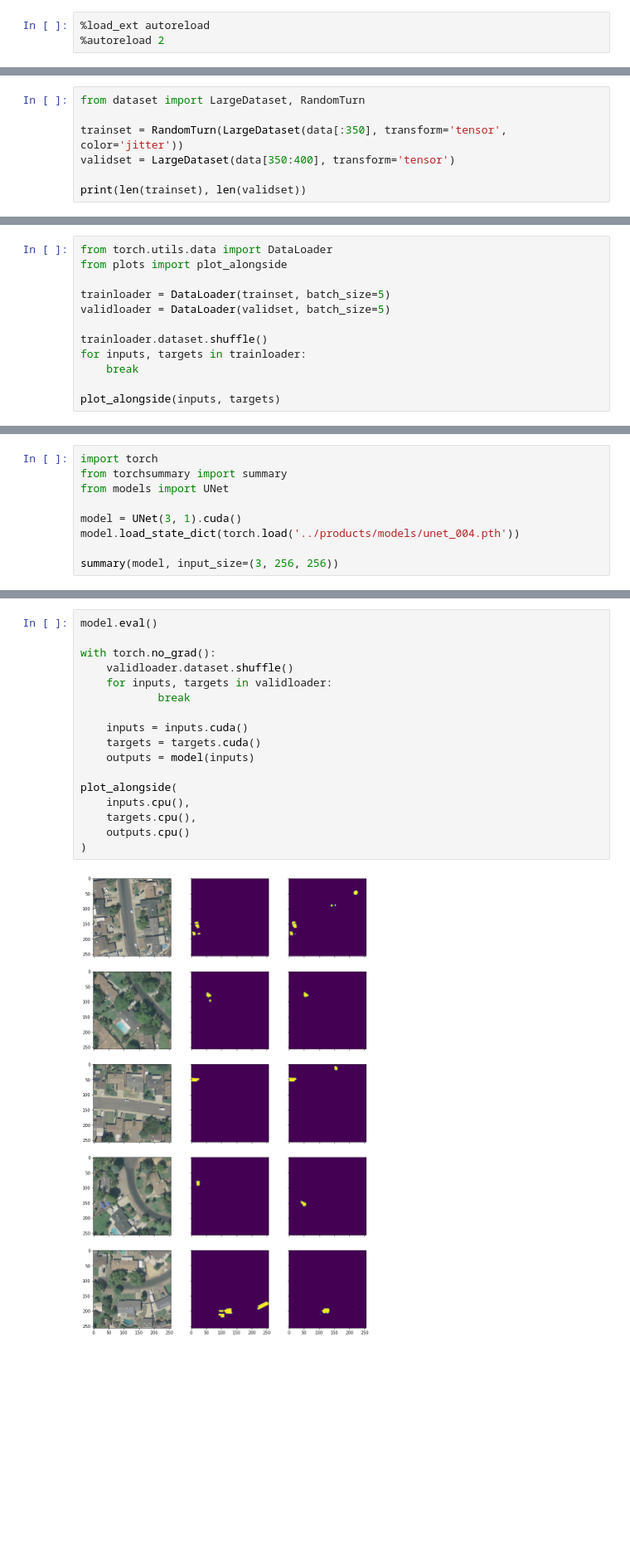
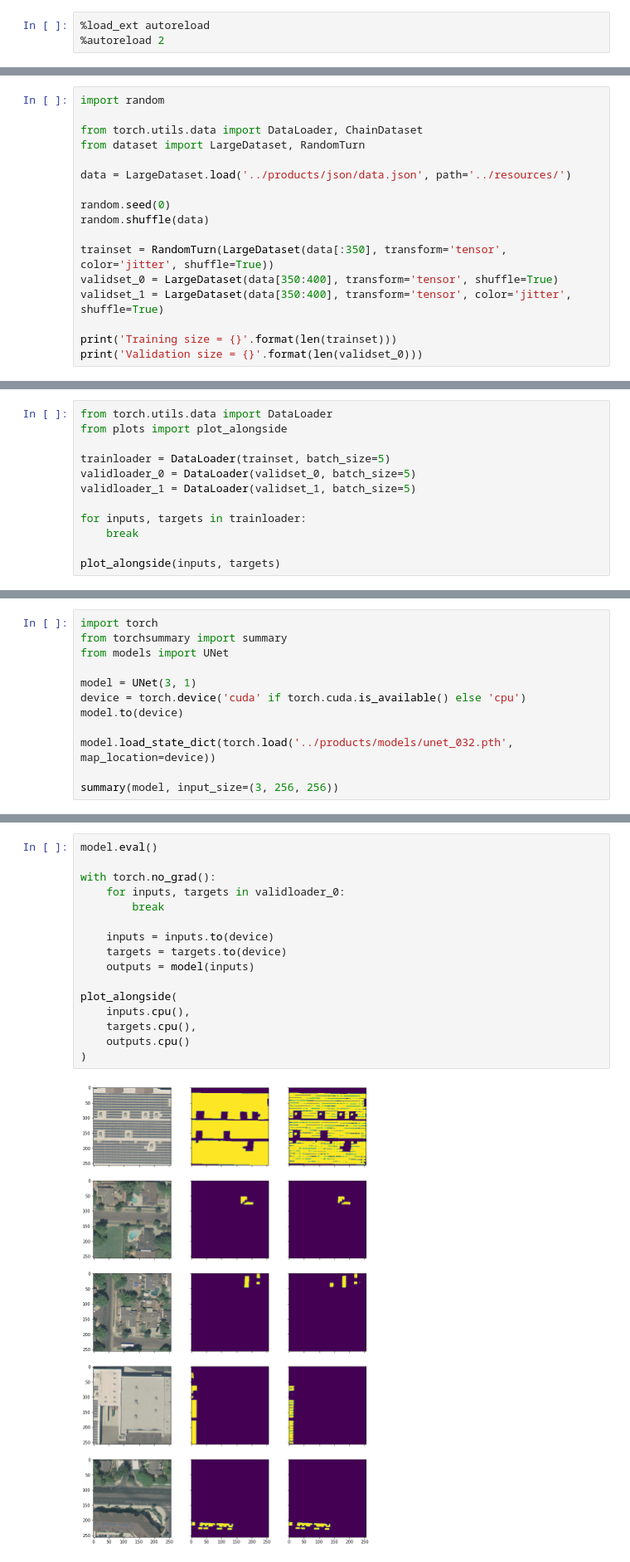
Before and after one commit to francois-rozet/adopptrs, a Jupyter notebook: python/unet.ipynb, the cells around one changed output, grey strips where cells are left out. Shown: that part at 83% size. Saved outputs shown, nothing was run; the diff lists cells and outputs as text; blank space fills up the shorter version.

```diff
--- a/python/unet.ipynb
+++ b/python/unet.ipynb
@@ -16,8 +4,18 @@ random.shuffle(data)
 # %%
+import random
+
+from torch.utils.data import DataLoader, ChainDataset
 from dataset import LargeDataset, RandomTurn
 
-trainset = RandomTurn(LargeDataset(data[:350], transform='tensor', color='jitter'))
-validset = LargeDataset(data[350:400], transform='tensor')
+data = LargeDataset.load('../products/json/data.json', path='../resources/')
 
-print(len(trainset), len(validset))
+random.seed(0)
+random.shuffle(data)
+
+trainset = RandomTurn(LargeDataset(data[:350], transform='tensor', color='jitter', shuffle=True))
+validset_0 = LargeDataset(data[350:400], transform='tensor', shuffle=True)
+validset_1 = LargeDataset(data[350:400], transform='tensor', color='jitter', shuffle=True)
+
+print('Training size = {}'.format(len(trainset)))
+print('Validation size = {}'.format(len(validset_0)))
 # %% [output]
@@ -27,9 +26,9 @@ from torch.utils.data import DataLoader
 from plots import plot_alongside
 
 trainloader = DataLoader(trainset, batch_size=5)
-validloader = DataLoader(validset, batch_size=5)
+validloader_0 = DataLoader(validset_0, batch_size=5)
+validloader_1 = DataLoader(validset_1, batch_size=5)
 
-trainloader.dataset.shuffle()
 for inputs, targets in trainloader:
     break
 
@@ -41,8 +40,11 @@ import torch
 from torchsummary import summary
 from models import UNet
 
-model = UNet(3, 1).cuda()
-model.load_state_dict(torch.load('../products/models/unet_004.pth'))
+model = UNet(3, 1)
+device = torch.device('cuda' if torch.cuda.is_available() else 'cpu')
+model.to(device)
+
+model.load_state_dict(torch.load('../products/models/unet_032.pth', map_location=device))
 
 summary(model, input_size=(3, 256, 256))
 # %% [output]
@@ -78,19 +92,18 @@ DiceLoss, TP, TN, FP, FN = [4.51661427e-01 2.23567582e+03 3.23367938e+05 5.06396
 # %%
 model.eval()
 
 with torch.no_grad():
-    validloader.dataset.shuffle()
-    for inputs, targets in validloader:
-            break
+    for inputs, targets in validloader_0:
+        break
 
-    inputs = inputs.cuda()
-    targets = targets.cuda()
+    inputs = inputs.to(device)
+    targets = targets.to(device)
     outputs = model(inputs)
 
 plot_alongside(
     inputs.cpu(),
     targets.cpu(),
     outputs.cpu()
 )
 # %% [output]
-[figure, old version]
+[figure, new version]
```
Also changed, not shown: parts of 5 cells of this notebook, 3 other files.
